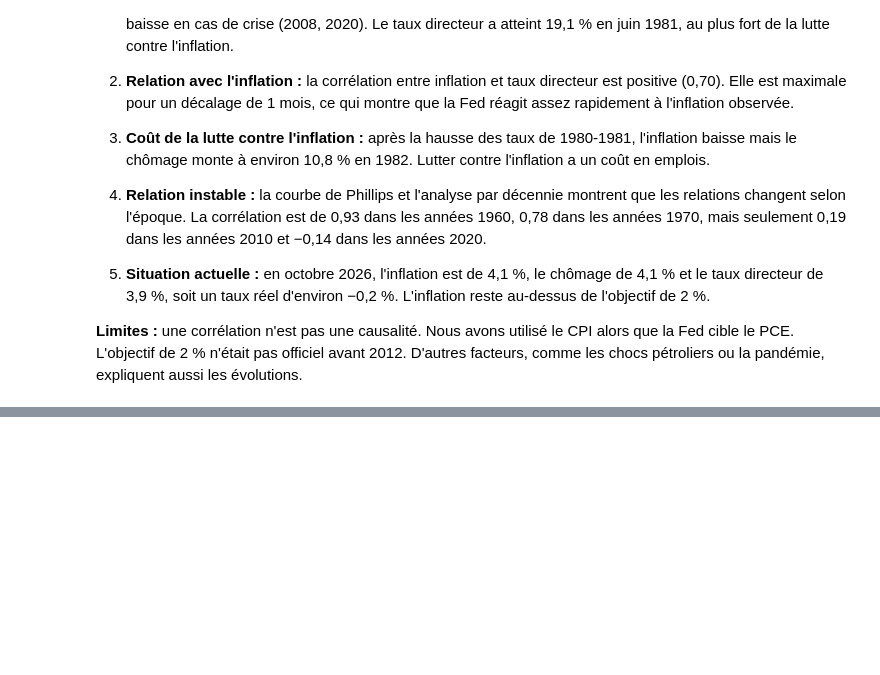
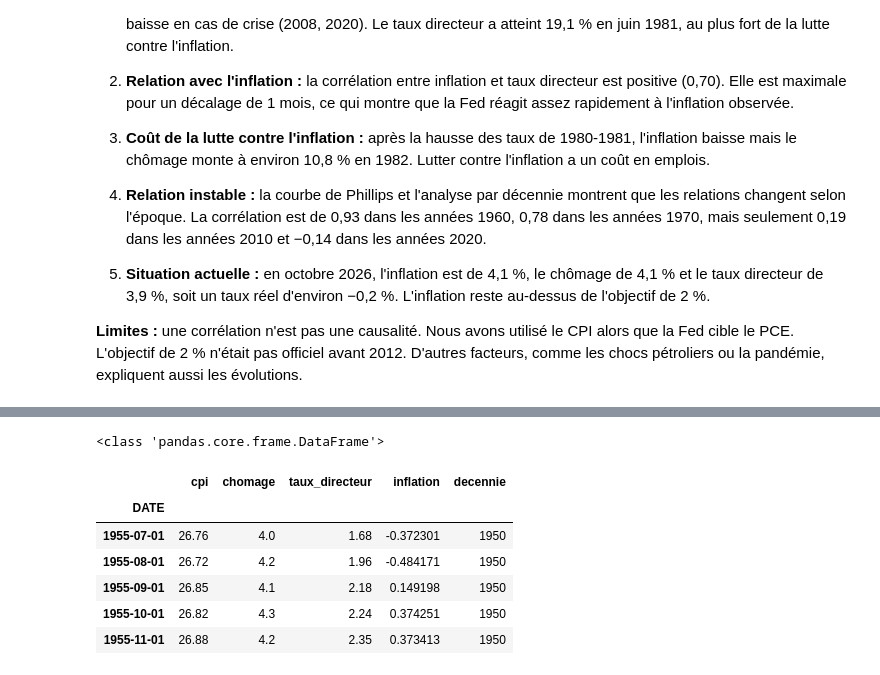
Before and after one commit to aziza-radouani/25007595-aziza-radouani-FIN3, a Jupyter notebook: notebooks/projet_F3.ipynb, the cells around one changed output, grey strips where cells are left out. Saved outputs shown, nothing was run; the diff lists cells and outputs as text; code cells hidden in the pictures; blank space fills up the shorter version.

```diff
--- a/notebooks/projet_F3.ipynb
+++ b/notebooks/projet_F3.ipynb
@@ -320,0 +357,14 @@ KeyError: "['taux_reel'] not in index"
+# %%
+print(type(df))
+# %% [output]
+<class 'pandas.core.frame.DataFrame'>
+# %%
+df.head()
+# %% [output]
+|  | cpi | chomage | taux_directeur | inflation | decennie |
+| DATE |  |  |  |  |  |
+| 1955-07-01 | 26.76 | 4.0 | 1.68 | -0.372301 | 1950 |
+| 1955-08-01 | 26.72 | 4.2 | 1.96 | -0.484171 | 1950 |
+| 1955-09-01 | 26.85 | 4.1 | 2.18 | 0.149198 | 1950 |
+| 1955-10-01 | 26.82 | 4.3 | 2.24 | 0.374251 | 1950 |
+| 1955-11-01 | 26.88 | 4.2 | 2.35 | 0.373413 | 1950 |
```
Also changed, not shown: parts of 20 cells of this notebook.
